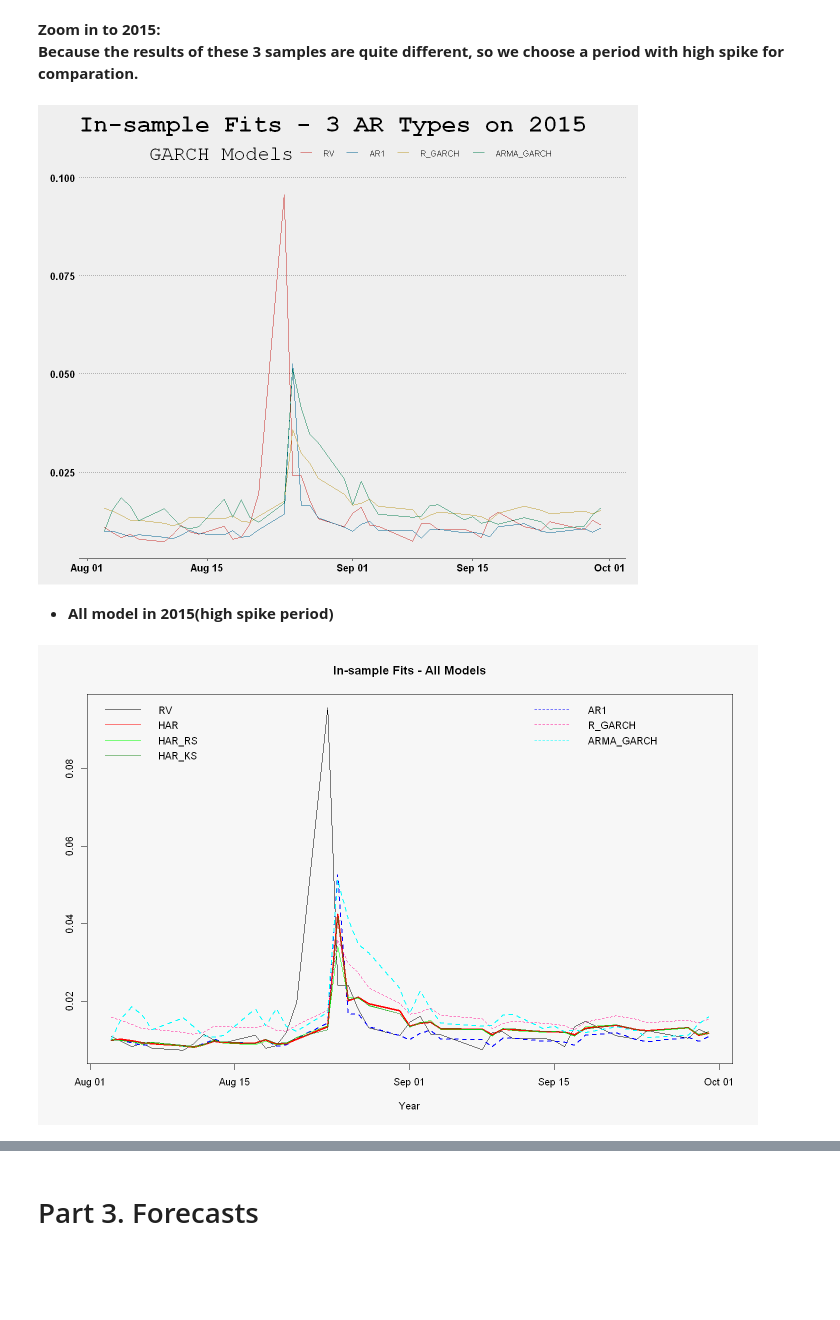
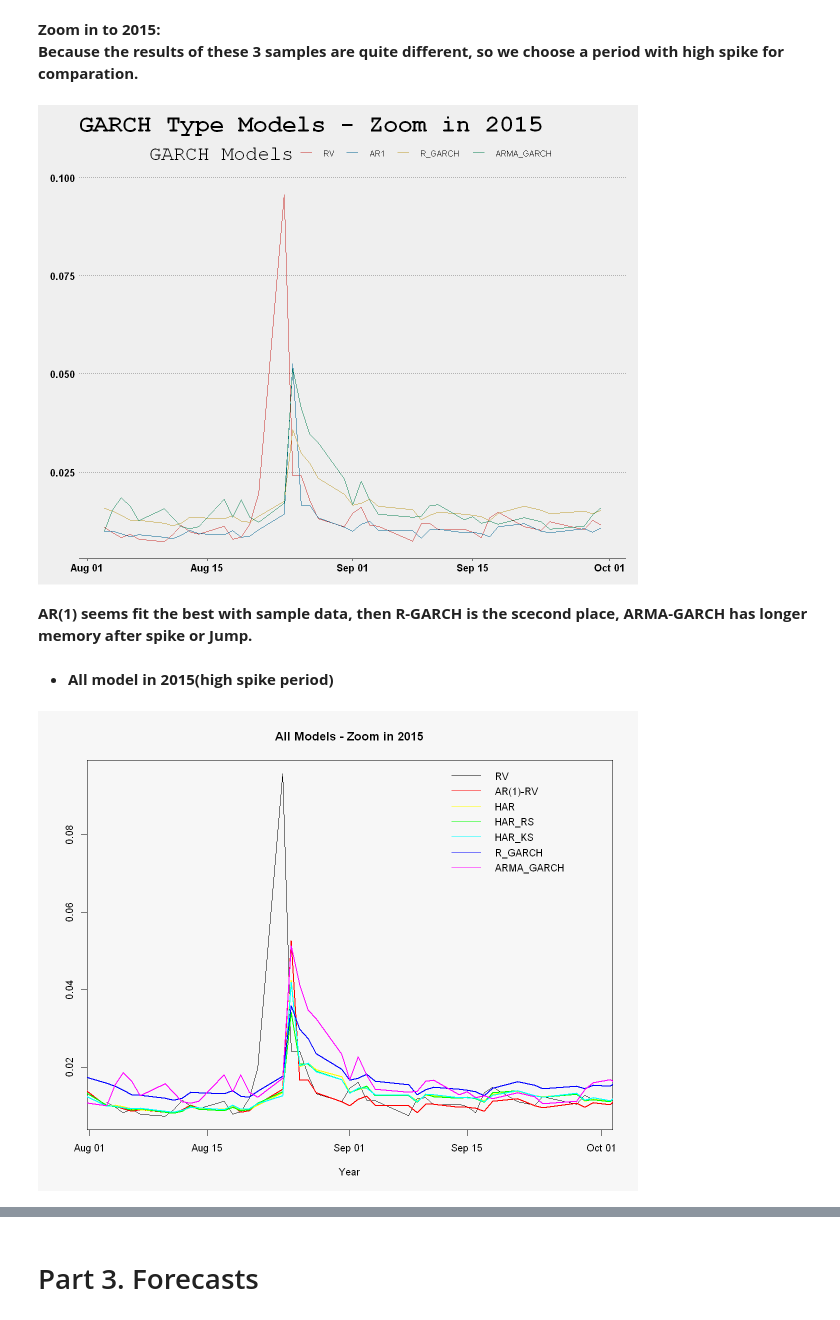
Before and after one commit to 51014941/JEM059-HW-Zhang-and-Qu, a Jupyter notebook: FE_project.ipynb, the cells around one changed output, grey strips where cells are left out. Drawn from its saved outputs; the diff is of its cells as text; code cells hidden in the pictures; blank space fills up the shorter version.

```diff
--- a/FE_project.ipynb
+++ b/FE_project.ipynb
@@ -94,6 +95,12 @@ RV_RK <- adp$RK
 # %% [markdown]
 * **Observe the plot**
 # %%
+# set up plot parameters
+c_col2 <- c("black", "red")
+c_col3 <- c("black","red", "blue")
+c_col4 <- c("black","red", "blue", "green")
+r_col <- rainbow(6)
+
 options(repr.plot.width = 7, repr.plot.height = 6)
 plot(rets,  xlab = 'Year', ylab = NA, main = 'Daily Return',
      axes = F, cex.main = 0.8)
@@ -661,6 +775,13 @@ Because the difference among 3 models are quite small, so we need to choose some
 # %%
-d_range <- '2012-01/2012-02'
-autoplot(model_HAR[d_range], facets = NULL) + geom_line() +
-    theme_wsj(color = "gray")+     scale_colour_wsj("colors6","HAR Models") +
-    ggtitle("In-sample Fits - 3 HAR Types on 2012")
+par(bg = "#f7f7f7")
+options(repr.plot.width = 10, repr.plot.height = 8)
+
+d_range <- '2014-02/2014-05'
+plot.zoo(RV_day[d_range], xlab='Year', ylab=NA,
+         main= "HAR Type Models - Zoom in 2012")
+for (i in 2:4) {
+    lines(zoo(fit_l[[i]]), col = c_col4[i], lwd = 2)
+}
+legend("topright", legend = c("RV", "HAR", 'HAR_RS',
+    'HAR_KS'), col = c_col4, lwd = 1, bty="n")
 # %% [output]
@@ -682,31 +806,26 @@ Because the results of these 3 samples are quite different, so we choose a perio
 d_range <- '2015-08/2015-09'
 autoplot(model_GARCH[d_range], facets = NULL) + geom_line() +
     theme_wsj(color = "gray")+  scale_colour_wsj("colors6","GARCH Models") +
-    ggtitle("In-sample Fits - 3 AR Types on 2015")
+    ggtitle("GARCH Type Models - Zoom in 2015")
 # %% [output]
-[figure, old version]
+[figure, new version]
+# %% [markdown]
+**AR(1) seems fit the best with sample data, then R-GARCH is the scecond place, ARMA-GARCH has longer memory after  spike or Jump.**
 # %% [markdown]
 * **All model in 2015(high spike period)**
 # %%
 par(bg = "#f7f7f7")
-options(repr.plot.width = 12, repr.plot.height = 8)
+options(repr.plot.width = 10, repr.plot.height = 8)
 d_range <- '2015-08/2015-09'
 
 
 plot.zoo(RV_day[d_range], xlab='Year', ylab=NA,
-         main= "In-sample Fits - All Models")
-lines(zoo(AR1[d_range]), col = c_col_GARCH[1],
-      lwd = 2, lty=2)
-lines(zoo(HAR[d_range]), col = c_col_HAR[2], lwd = 3)
-lines(zoo(HAR_RS[d_range]), col = c_col_HAR[3])
-lines(zoo(HAR_KS[d_range]), col = c_col_HAR[4])
-lines(zoo(R_GARCH[d_range]), col = c_col_GARCH[2], lty=2)
-lines(zoo(ARMA_GARCH[d_range]), col = c_col_GARCH[3],
-      lty=2,  lwd = 2)
-legend("topleft", legend = model_HAR, col = c_col_HAR,
-      lwd = 1, bty="n")
-legend("topright", legend = model_GARCH, col = c_col_GARCH,
-        lwd = 1, lty=2, bty="n")
+         main= "All Models - Zoom in 2015")
+for (i in 1:model_n) {
+    lines(zoo(fit_l[[i]]), col = r_col[i], lwd = 2)
+}
+legend("topright", legend = legend_n, col = legend_col,
+       lwd = 1, bty="n")
 # %% [output]
-[figure, old version]
+[figure, new version]
 # %% [markdown]
```
Also changed, not shown: parts of 108 cells of this notebook.
